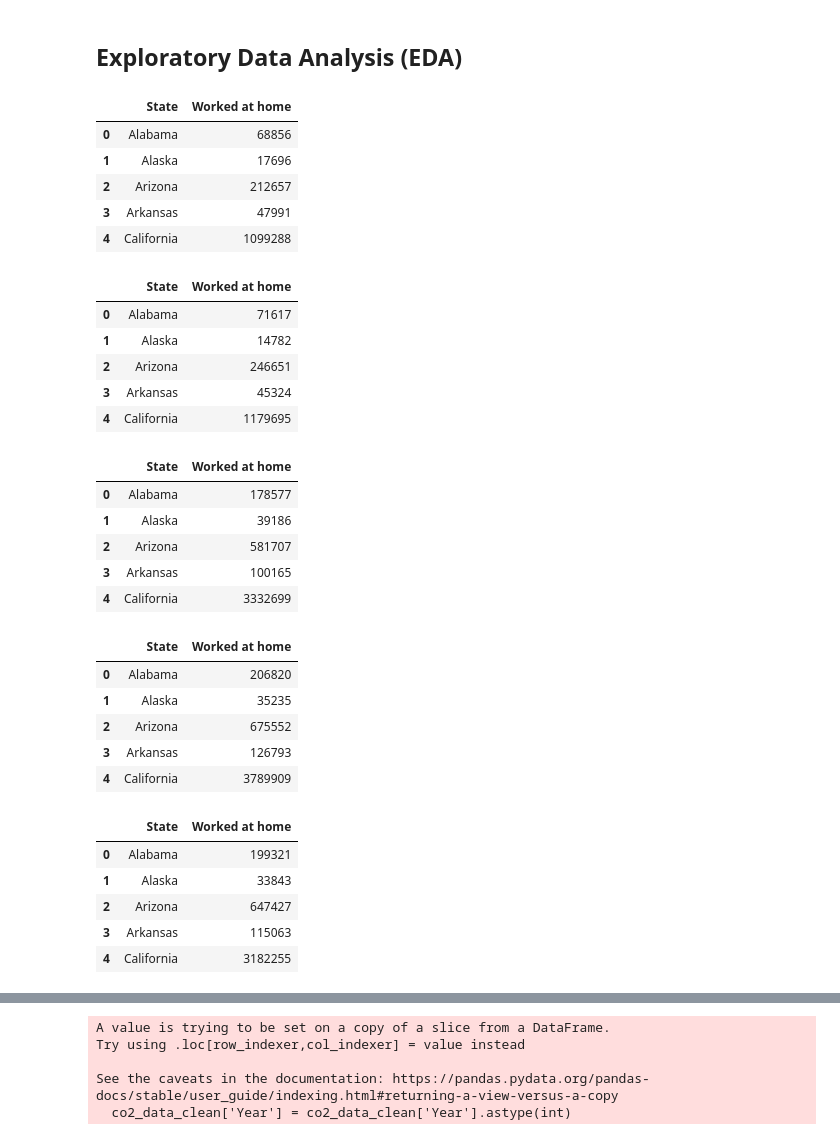
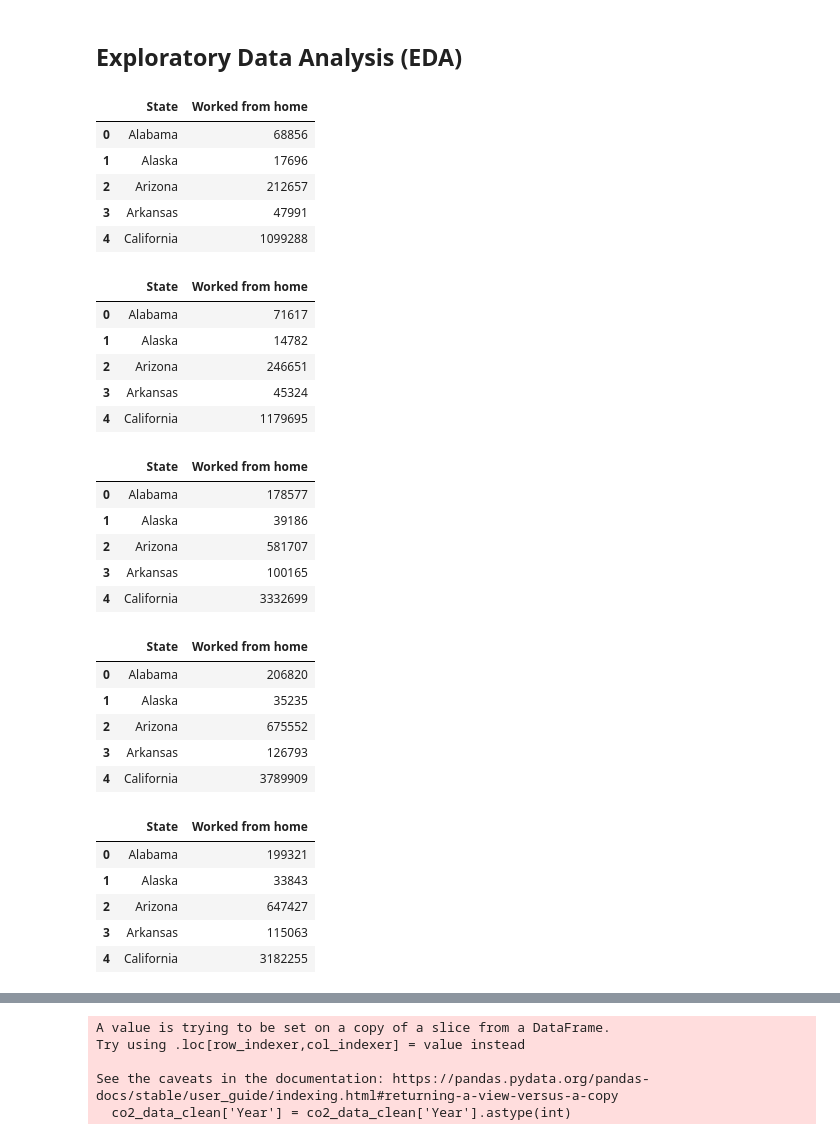
Before and after one commit to NathanYKo/Remote-CO2-Emissions189, a Jupyter notebook: final.ipynb, the cells around one changed output, grey strips where cells are left out. Cells and saved outputs as stored; diff of their text form; code cells hidden in the pictures.

```diff
--- a/final.ipynb
+++ b/final.ipynb
@@ -23,22 +23,22 @@ states = ['Alabama', 'Alaska', 'Arizona', 'Arkansas', 'California', 'Colorado',
 # %%
 data_2018 = pd.read_csv('new-state-data/2018-remote-state-data.csv')
 
 filtered_data_2018 = data_2018[data_2018['Unnamed: 0'] == 'Worked at home:']
 
 worked_at_home_2018 = filtered_data_2018.iloc[0, 1::2].values
 
 final_data_2018 = pd.DataFrame({
     'State': states,
-    'Worked at home': worked_at_home_2018
+    'Worked from home': worked_at_home_2018
 })
 
-final_data_2018['Worked at home'] = final_data_2018['Worked at home'].str.replace(',', '').astype(int)
+final_data_2018['Worked from home'] = final_data_2018['Worked from home'].str.replace(',', '').astype(int)
 
 final_data_2018 = final_data_2018[final_data_2018['State'] != 'Puerto Rico']
 
 final_data_2018.head()
 # %% [output]
-|  | State | Worked at home |
+|  | State | Worked from home |
 | 0 | Alabama | 68856 |
 | 1 | Alaska | 17696 |
 | 2 | Arizona | 212657 |
@@ -53,16 +53,16 @@ worked_at_home_2019 = filtered_data_2019.iloc[0, 1::2].values
 
 final_data_2019 = pd.DataFrame({
     'State': states,
-    'Worked at home': worked_at_home_2019
+    'Worked from home': worked_at_home_2019
 })
 
-final_data_2019['Worked at home'] = final_data_2019['Worked at home'].str.replace(',', '').astype(int)
+final_data_2019['Worked from home'] = final_data_2019['Worked from home'].str.replace(',', '').astype(int)
 
 final_data_2019 = final_data_2019[final_data_2019['State'] != 'Puerto Rico']
 
 final_data_2019.head()
 # %% [output]
-|  | State | Worked at home |
+|  | State | Worked from home |
 | 0 | Alabama | 71617 |
 | 1 | Alaska | 14782 |
 | 2 | Arizona | 246651 |
@@ -79,16 +79,16 @@ worked_at_home_2020 = filtered_data_2020.iloc[0, 1::2].values
 
 final_data_2020 = pd.DataFrame({
     'State': states,
-    'Worked at home': list(worked_at_home_2020) + [None]
+    'Worked from home': list(worked_at_home_2020) + [None]
 })
 
 final_data_2020 = final_data_2020[final_data_2020['State'] != 'Puerto Rico']
 
-final_data_2020['Worked at home'] = final_data_2020['Worked at home'].str.replace(',', '').astype(int)
+final_data_2020['Worked from home'] = final_data_2020['Worked from home'].str.replace(',', '').astype(int)
 
 final_data_2020.head()
 # %% [output]
-|  | State | Worked at home |
+|  | State | Worked from home |
 | 0 | Alabama | 178577 |
 | 1 | Alaska | 39186 |
 | 2 | Arizona | 581707 |
@@ -103,16 +103,16 @@ worked_at_home_2021 = filtered_data_2021.iloc[0, 1::2].values
 
 final_data_2021 = pd.DataFrame({
     'State': states,
-    'Worked at home': worked_at_home_2021
+    'Worked from home': worked_at_home_2021
 })
 
-final_data_2021['Worked at home'] = final_data_2021['Worked at home'].str.replace(',', '').astype(int)
+final_data_2021['Worked from home'] = final_data_2021['Worked from home'].str.replace(',', '').astype(int)
 
 final_data_2021 = final_data_2021[final_data_2021['State'] != 'Puerto Rico']
 
 final_data_2021.head()
 # %% [output]
-|  | State | Worked at home |
+|  | State | Worked from home |
 | 0 | Alabama | 206820 |
 | 1 | Alaska | 35235 |
 | 2 | Arizona | 675552 |
@@ -128,18 +128,18 @@ worked_at_home_2022 = filtered_data_2022.iloc[0, 1::2].values
 # Create a DataFrame with states and worked_at_home_values for 2019
 final_data_2022 = pd.DataFrame({
     'State': states,
-    'Worked at home': worked_at_home_2022
+    'Worked from home': worked_at_home_2022
 })
 
 # Convert the "Worked at home" column to integers
-final_data_2022['Worked at home'] = final_data_2022['Worked at home'].str.replace(',', '').astype(int)
+final_data_2022['Worked from home'] = final_data_2022['Worked from home'].str.replace(',', '').astype(int)
 
 final_data_2022 = final_data_2022[final_data_2022['State'] != 'Puerto Rico']
 
 # Display the final cleaned data for 2019
 final_data_2022.head()
 # %% [output]
-|  | State | Worked at home |
+|  | State | Worked from home |
 | 0 | Alabama | 199321 |
 | 1 | Alaska | 33843 |
 | 2 | Arizona | 647427 |
```
Also changed, not shown: parts of 29 cells of this notebook.
